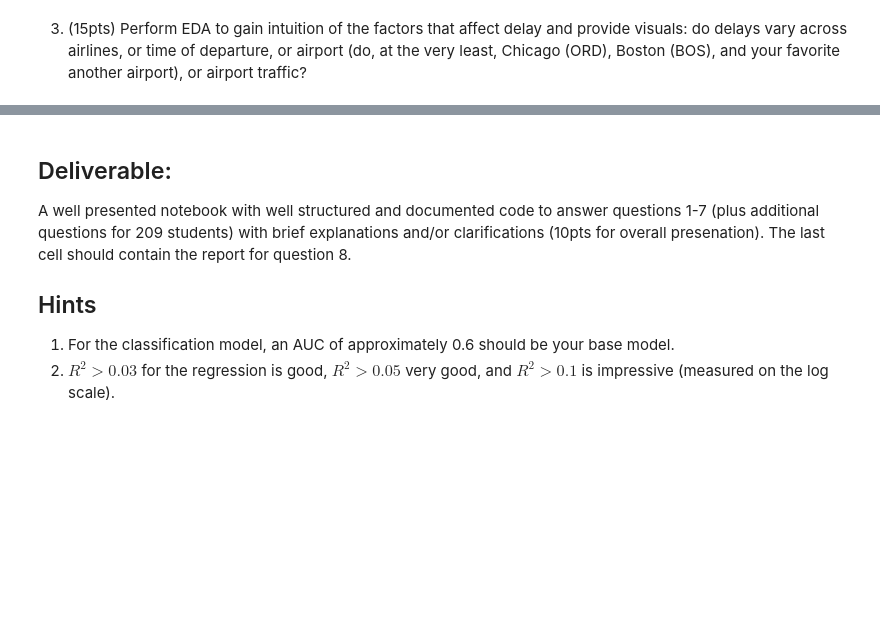
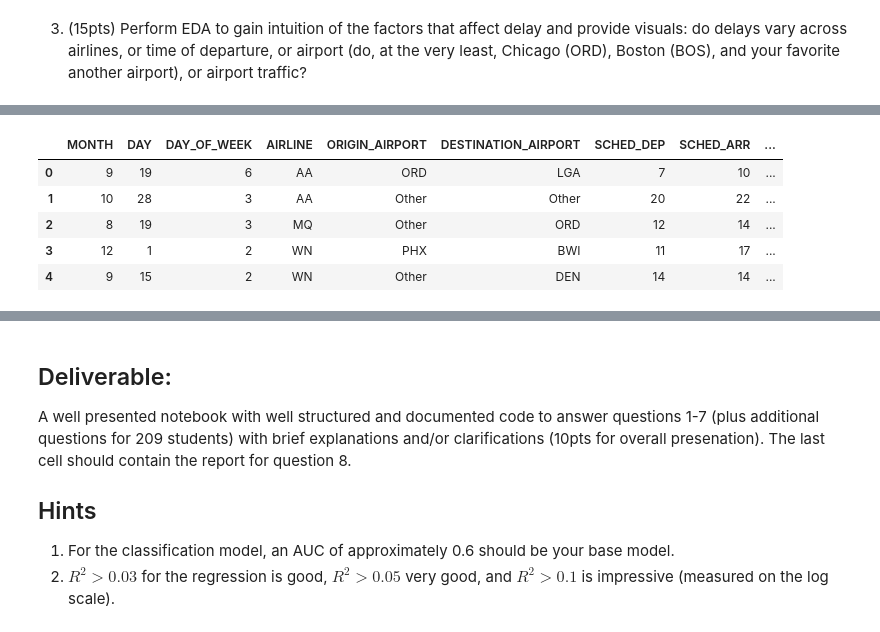
Before and after one commit to Jchea15/a-2017, a Jupyter notebook: cs109a_midterm_2017.ipynb, the cells around one changed output, grey strips where cells are left out. Saved outputs shown, nothing was run; the diff lists cells and outputs as text; code cells hidden in the pictures; blank space fills up the shorter version.

```diff
--- a/cs109a_midterm_2017.ipynb
+++ b/cs109a_midterm_2017.ipynb
@@ -402,0 +481,16 @@ Name: DELAY_OR_NOT, Length: 6754, dtype: float64
+# %%
+# convert times to hours
+def time_to_hr(hhmmss):
+    [hours, minutes, seconds] = [int(x) for x in hhmmss.split(':')]
+    return hours
+
+df_pred['SCHED_DEP'] = df_pred['SCHED_DEP'].apply(time_to_hr)
+df_pred['SCHED_ARR'] = df_pred['SCHED_ARR'].apply(time_to_hr)
+df_pred.head()
+# %% [output]
+|  | MONTH | DAY | DAY_OF_WEEK | AIRLINE | ORIGIN_AIRPORT | DESTINATION_AIRPORT | SCHED_DEP | SCHED_ARR | ... |
+| 0 | 9 | 19 | 6 | AA | ORD | LGA | 7 | 10 | ... |
+| 1 | 10 | 28 | 3 | AA | Other | Other | 20 | 22 | ... |
+| 2 | 8 | 19 | 3 | MQ | Other | ORD | 12 | 14 | ... |
+| 3 | 12 | 1 | 2 | WN | PHX | BWI | 11 | 17 | ... |
+| 4 | 9 | 15 | 2 | WN | Other | DEN | 14 | 14 | ... |
```
Also changed, not shown: parts of 24 cells of this notebook.
